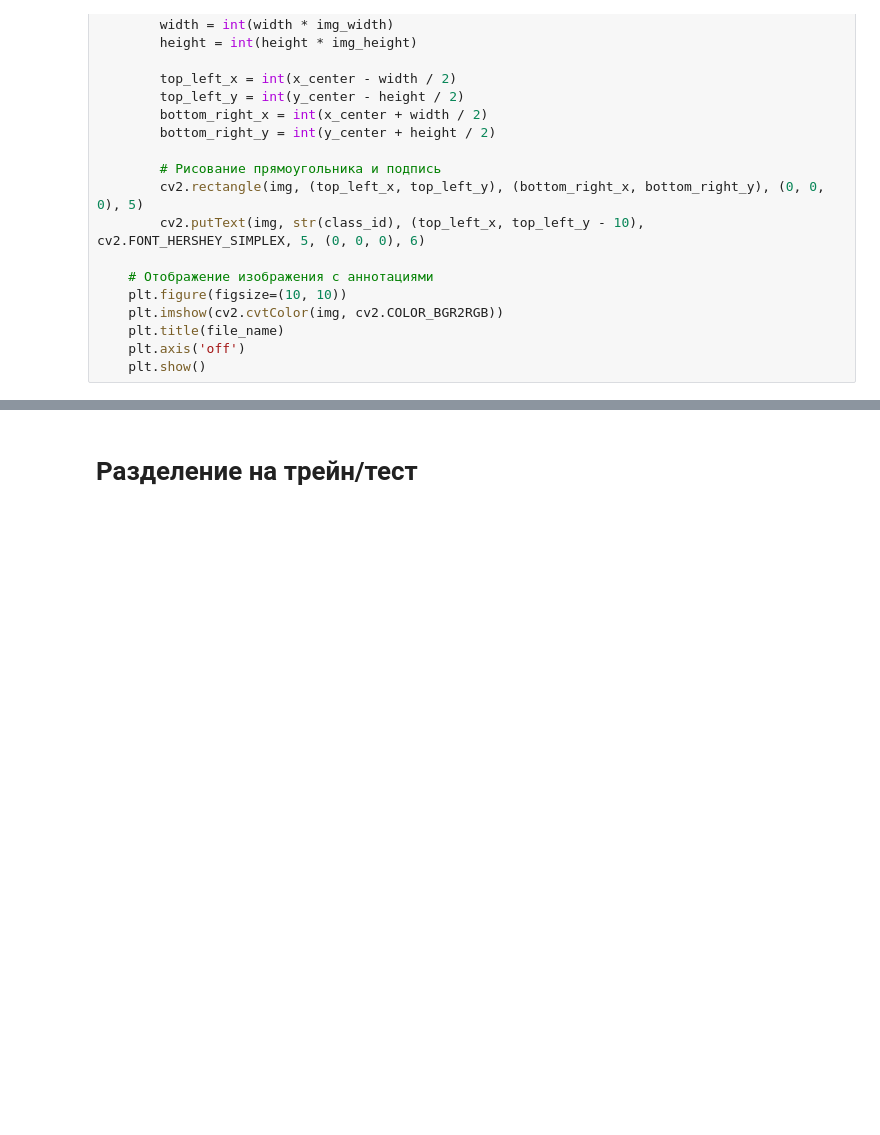
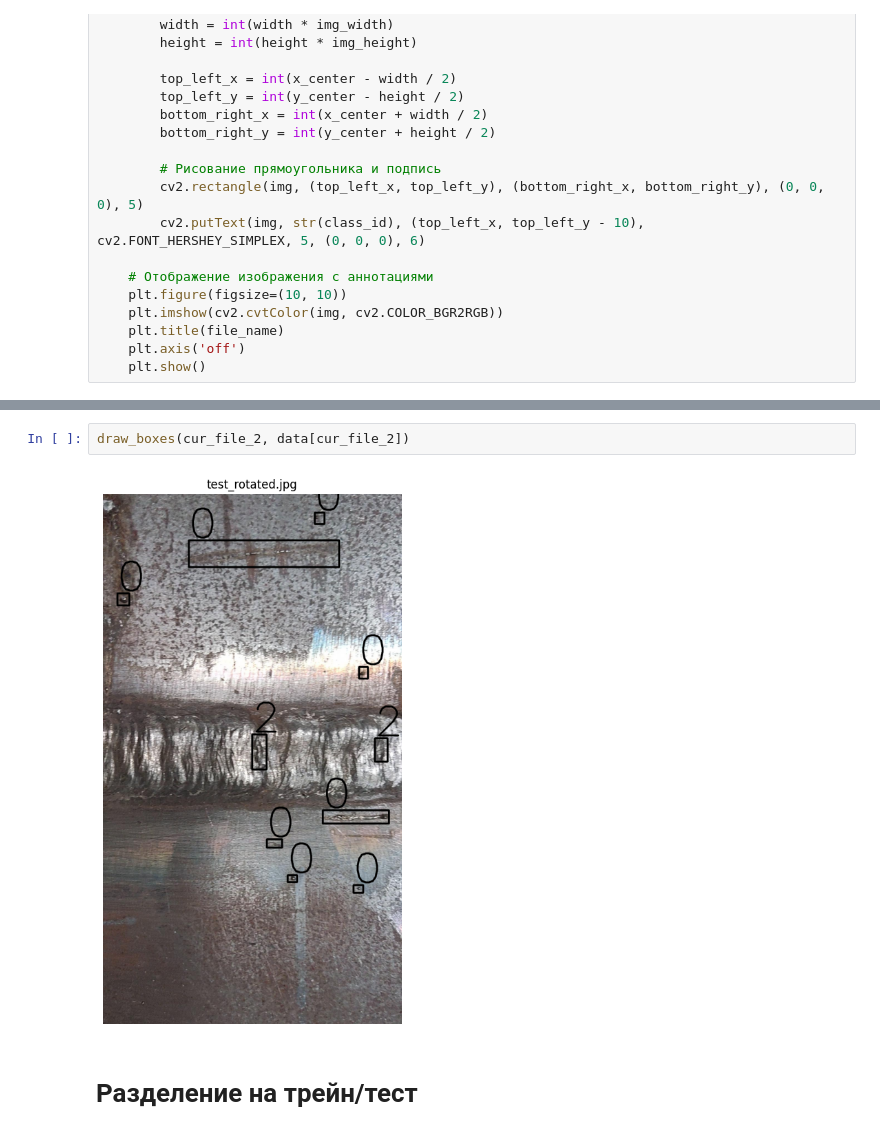
Before and after one commit to PunkButterfly/Hackathon-Atomic2024, a Jupyter notebook: notebooks/load_dataset.ipynb, the cells around one changed output, grey strips where cells are left out. Saved outputs shown, nothing was run; the diff lists cells and outputs as text; blank space fills up the shorter version.

```diff
--- a/notebooks/load_dataset.ipynb
+++ b/notebooks/load_dataset.ipynb
@@ -100,3 +89,7 @@ draw_boxes(cur_file, data[cur_file])
+# %%
+draw_boxes(cur_file_2, data[cur_file_2])
+# %% [output]
+[figure, added]
 # %% [markdown]
 # Разделение на трейн/тест
 # %%
```
Also changed, not shown: parts of 3 cells of this notebook, 7 other files.
